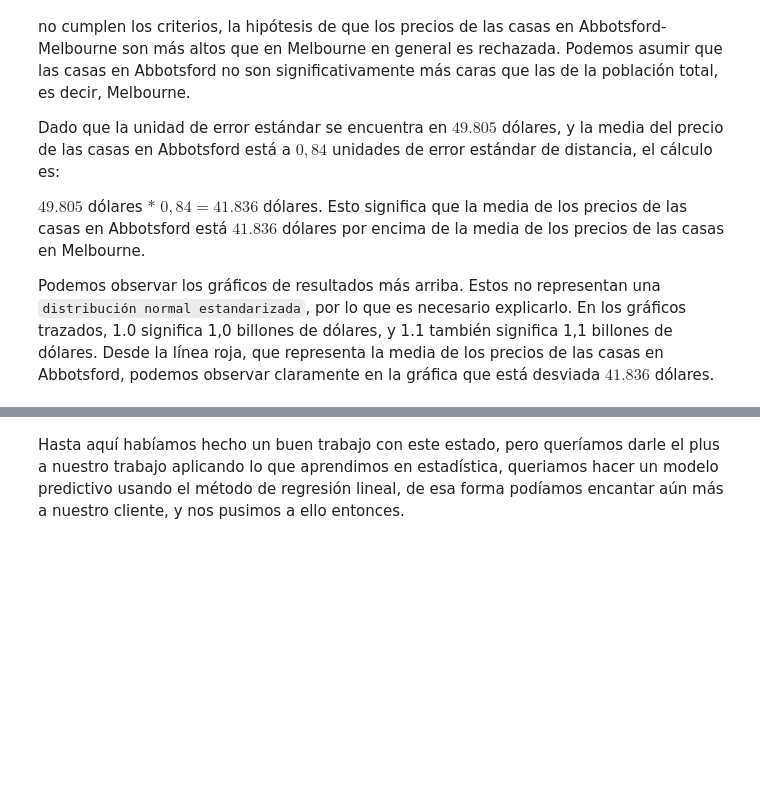
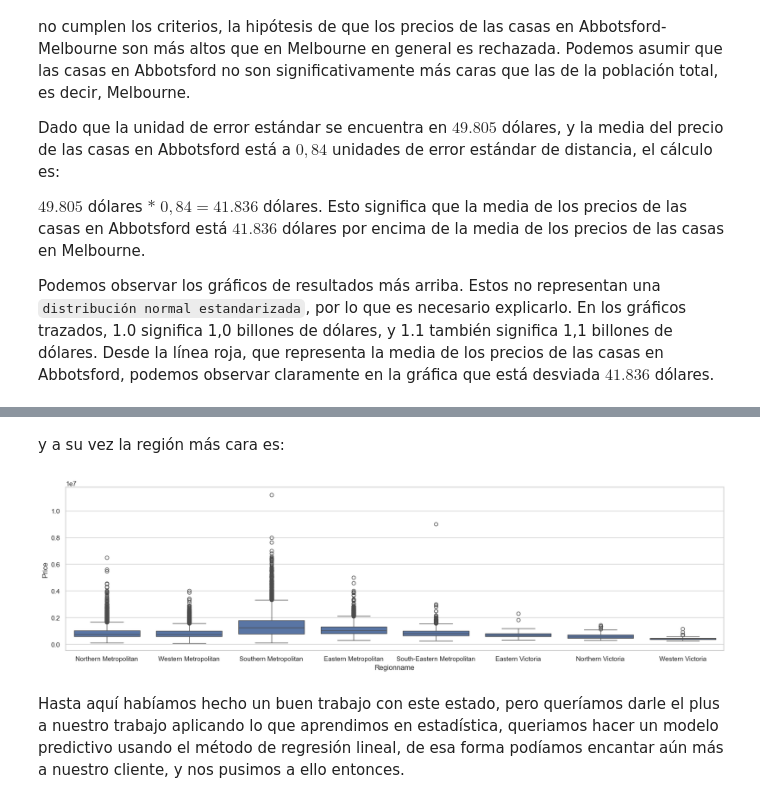
Before and after one commit to theleywin/Statistics-Final-Project, a Jupyter notebook: explore_Melbourne.ipynb, the cells around one changed output, grey strips where cells are left out. Drawn from its saved outputs; the diff is of its cells as text; code cells hidden in the pictures; blank space fills up the shorter version.

```diff
--- a/explore_Melbourne.ipynb
+++ b/explore_Melbourne.ipynb
@@ -13,6 +13,7 @@ import matplotlib.pyplot as plt
 import plotly.express as px
 # %%
 df_big = pd.read_csv("housing_Melbourne_big.csv")
+df_big2 = pd.read_csv("housing_Melbourne_big.csv")
 df=pd.read_csv("housing_Melbourne.csv")
 df_big
 # %% [output]
@@ -321,2 +369,10 @@ Podemos observar los gráficos de resultados más arriba. Estos no representan u
+# %% [markdown]
+y a su vez la región más cara es:
+# %%
+plt.figure(figsize=(20,5))
+sns.boxplot(data=df_big2, x='Regionname', y='Price')
+plt.show()
+# %% [output]
+[figure, added]
 # %% [markdown]
 Hasta aquí habíamos hecho un buen trabajo con este estado, pero queríamos darle el plus a nuestro trabajo aplicando lo que aprendimos en estadística, queriamos hacer un modelo predictivo usando el método de regresión lineal, de esa forma podíamos encantar aún más a nuestro cliente, y nos pusimos a ello entonces.
```
Also changed, not shown: parts of 10 cells of this notebook, 2 other files.
